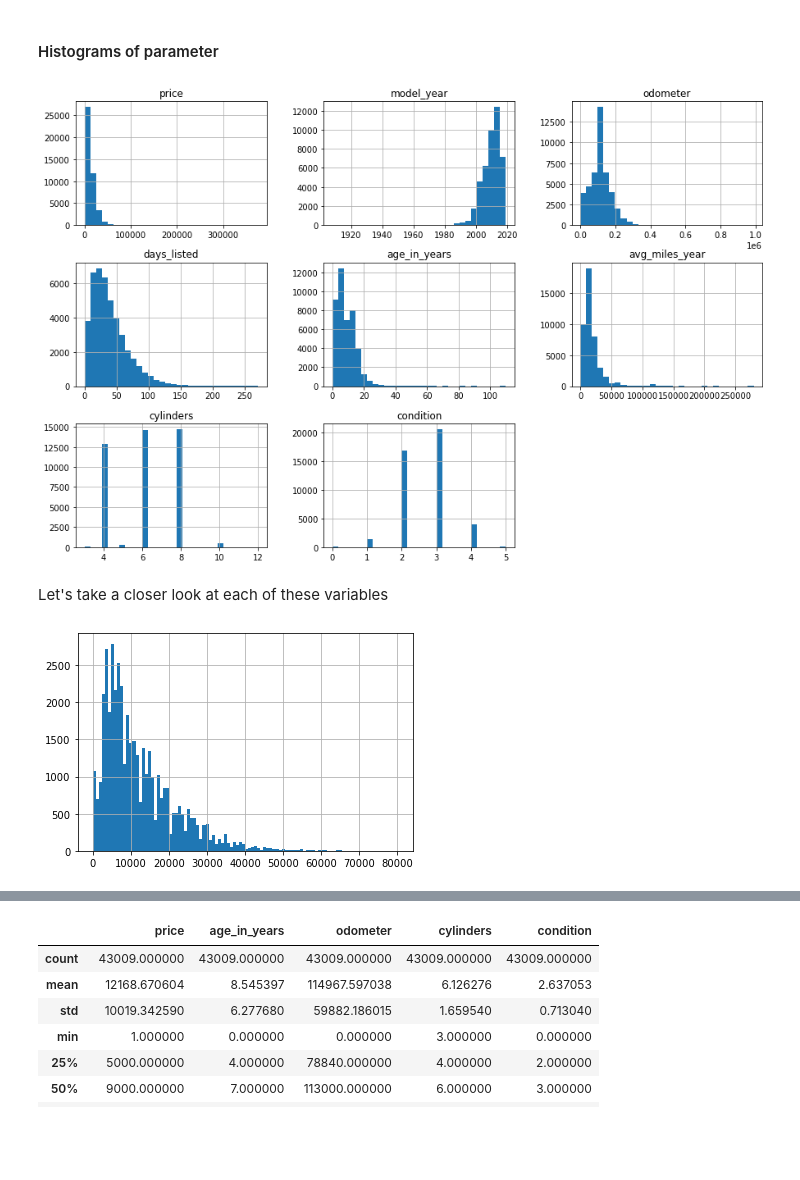
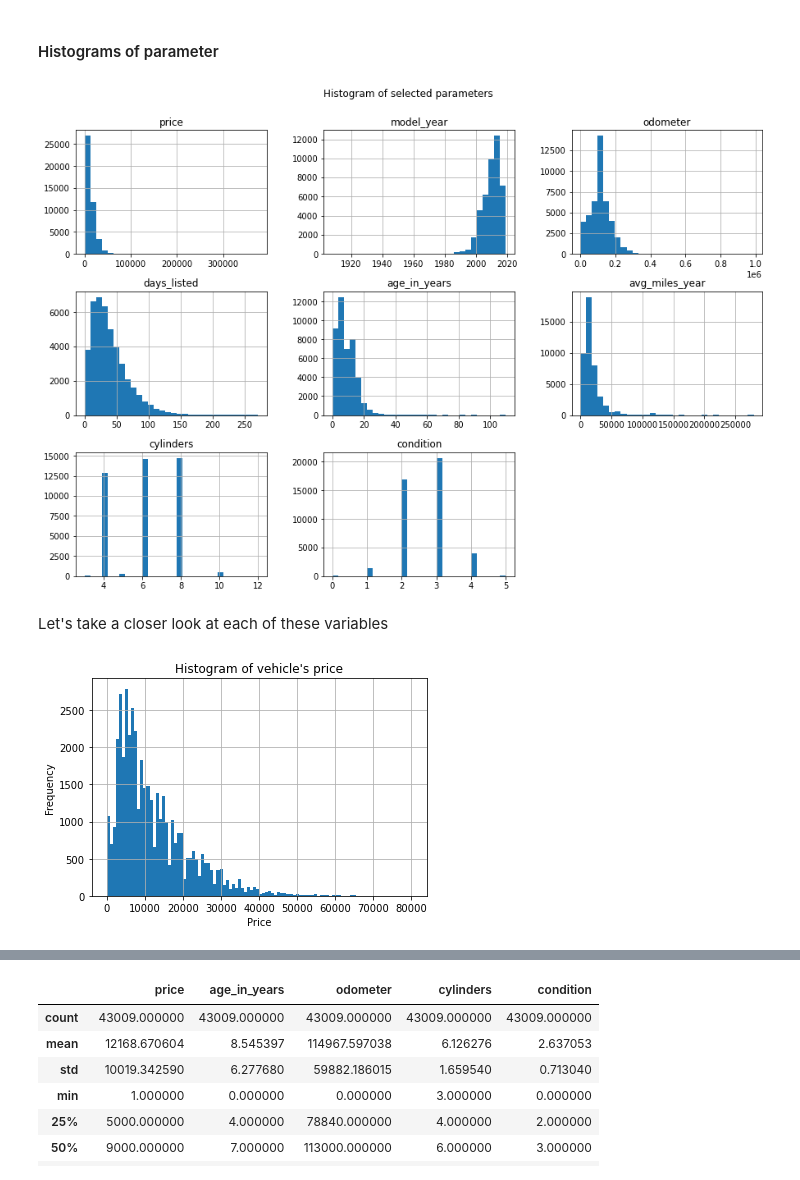
Before and after one commit to chuksoo/vehicle_price_analytics, a Jupyter notebook: car_sales_EDA.ipynb, the cells around one changed output, grey strips where cells are left out. Drawn from its saved outputs; the diff is of its cells as text; code cells hidden in the pictures; blank space fills up the shorter version.

```diff
--- a/car_sales_EDA.ipynb
+++ b/car_sales_EDA.ipynb
@@ -457,13 +461,19 @@ Each cell of this grid shows the relationship between pair of parameters. The up
 #### Histograms of parameter
 # %%
 # histogram of selected variables
-vehicles[['price', 'model_year', 'odometer', 'days_listed', 'age_in_years', 'avg_miles_year', 'cylinders', 'condition']].hist(bins=30, figsize=(15, 10));
+vehicles[['price', 'model_year', 'odometer', 'days_listed', 'age_in_years', 'avg_miles_year', 'cylinders', 'condition']].hist(bins=30, figsize=(15, 10))
+plt.suptitle('Histogram of selected parameters', y=0.95);
 # %% [output]
-[figure, old version]
+[figure, new version]
 # %% [markdown]
 Let's take a closer look at each of these variables
 # %%
 # histogram of vehicle's price
-vehicles['price'].hist(bins=100, range=[0, 80000]);
+vehicles['price'].hist(bins=100, range=[0, 80000])
+
+# add title and axis names
+plt.xlabel('Price')
+plt.ylabel('Frequency')
+plt.title("Histogram of vehicle's price");
 # %% [output]
-[figure, old version]
+[figure, new version]
```
Also changed, not shown: parts of 50 cells of this notebook.
